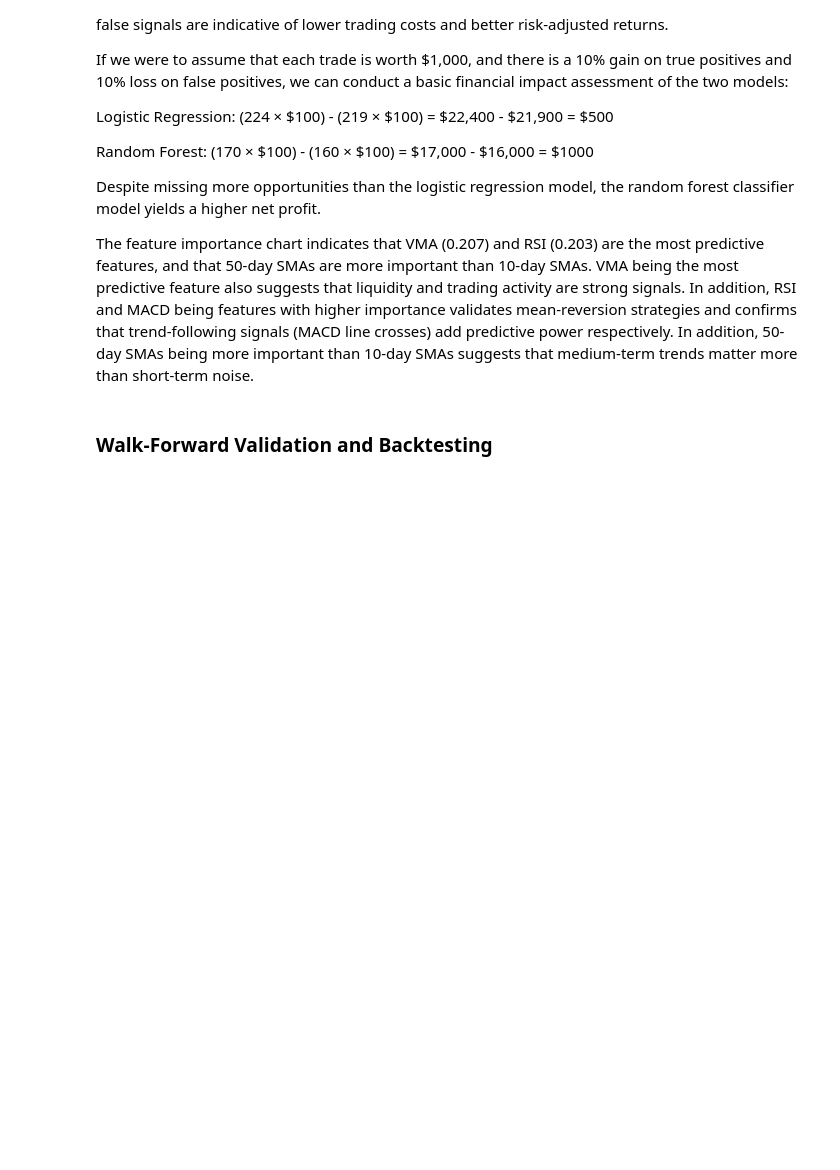
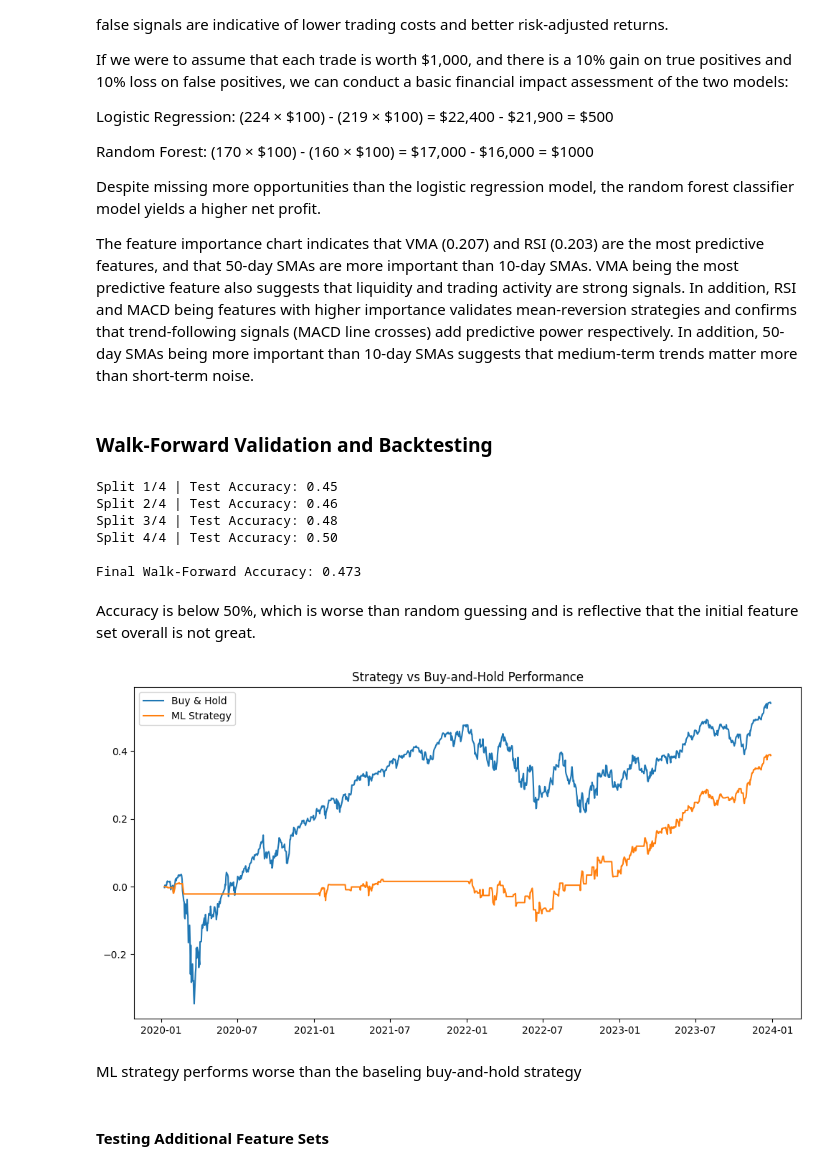
Before and after one commit to alanywang25/bootcamp_alan_wang, a Jupyter notebook: project/notebooks/final_project.ipynb, the cells around one changed output. Cells and saved outputs as stored; diff of their text form; code cells hidden in the pictures; blank space fills up the shorter version.

```diff
--- a/project/notebooks/final_project.ipynb
+++ b/project/notebooks/final_project.ipynb
@@ -173,3 +173,77 @@ Despite missing more opportunities than the logistic regression model, the rando
 The feature importance chart indicates that VMA (0.207) and RSI (0.203) are the most predictive features, and that 50-day SMAs are more important than 10-day SMAs. VMA being the most predictive feature also suggests that liquidity and trading activity are strong signals. In addition, RSI and MACD being features with higher importance validates mean-reversion strategies and confirms that trend-following signals (MACD line crosses) add predictive power respectively. In addition, 50-day SMAs being more important than 10-day SMAs suggests that medium-term trends matter more than short-term noise.
 # %% [markdown]
 ### Walk-Forward Validation and Backtesting
+# %%
+from sklearn.metrics import accuracy_score
+import warnings
+warnings.filterwarnings("ignore")
+
+# Initialize model (Random Forest for example)
+model = RandomForestClassifier(n_estimators=100, random_state=42)
+
+# Walk-forward parameters
+train_size = 1000  # ~4 years of daily data
+test_size = 250    # ~1 year of daily data
+n_splits = (len(X_scaled) - train_size) // test_size
+
+# Store predictions and actual returns
+all_preds = []
+all_actuals = []
+
+for i in range(n_splits):
+    # Split data incrementally
+    X_train = X_scaled[i*test_size : i*test_size + train_size]
+    y_train = y[i*test_size : i*test_size + train_size]
+    X_test = X_scaled[i*test_size + train_size : i*test_size + train_size + test_size]
+    y_test = y[i*test_size + train_size : i*test_size + train_size + test_size]
+
+    # Train and predict
+    model.fit(X_train, y_train)
+    preds = model.predict(X_test)
+
+    # Store results
+    all_preds.extend(preds)
+    all_actuals.extend(y_test)
+    print(f"Split {i+1}/{n_splits} | Test Accuracy: {accuracy_score(y_test, preds):.2f}")
+
+# Evaluate overall performance
+print("\nFinal Walk-Forward Accuracy:", accuracy_score(all_actuals, all_preds))
+# %% [output]
+Split 1/4 | Test Accuracy: 0.45
+Split 2/4 | Test Accuracy: 0.46
+Split 3/4 | Test Accuracy: 0.48
+Split 4/4 | Test Accuracy: 0.50
+
+Final Walk-Forward Accuracy: 0.473
+# %% [markdown]
+Accuracy is below 50%, which is worse than random guessing and is reflective that the initial feature set overall is not great.
+# %%
+# Align predictions with dates
+backtest_dates = clean_data.index[-len(all_actuals):]
+backtest_results = pd.DataFrame({
+    'Date': backtest_dates,
+    'Predicted': all_preds,
+    'Actual': all_actuals,
+    'Return': clean_data['Return'].values[-len(all_actuals):]
+})
+
+# Simulate strategy: Buy if predicted=1, hold overnight
+backtest_results['Strategy_Return'] = backtest_results['Predicted'] * backtest_results['Return']
+
+# Compare vs Buy-and-Hold
+backtest_results['Buy_and_Hold'] = backtest_results['Return'].cumsum()
+backtest_results['Strategy_Cumulative'] = backtest_results['Strategy_Return'].cumsum()
+
+# Plot
+plt.figure(figsize=(12, 6))
+plt.plot(backtest_results['Date'], backtest_results['Buy_and_Hold'], label='Buy & Hold')
+plt.plot(backtest_results['Date'], backtest_results['Strategy_Cumulative'], label='ML Strategy')
+plt.title("Strategy vs Buy-and-Hold Performance")
+plt.legend()
+plt.show()
+# %% [output]
+[figure, added]
+# %% [markdown]
+ML strategy performs worse than the baseling buy-and-hold strategy
+# %% [markdown]
+#### Testing Additional Feature Sets
```
Also changed, not shown: parts of 6 cells of this notebook, 3 other files.
